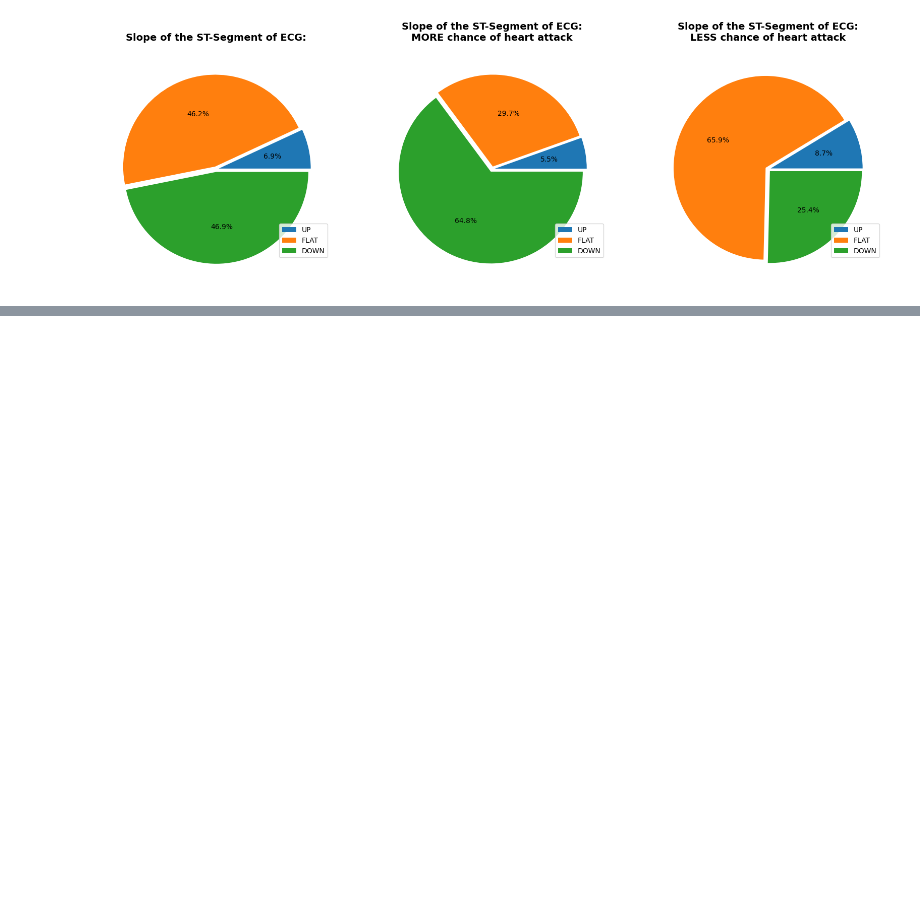
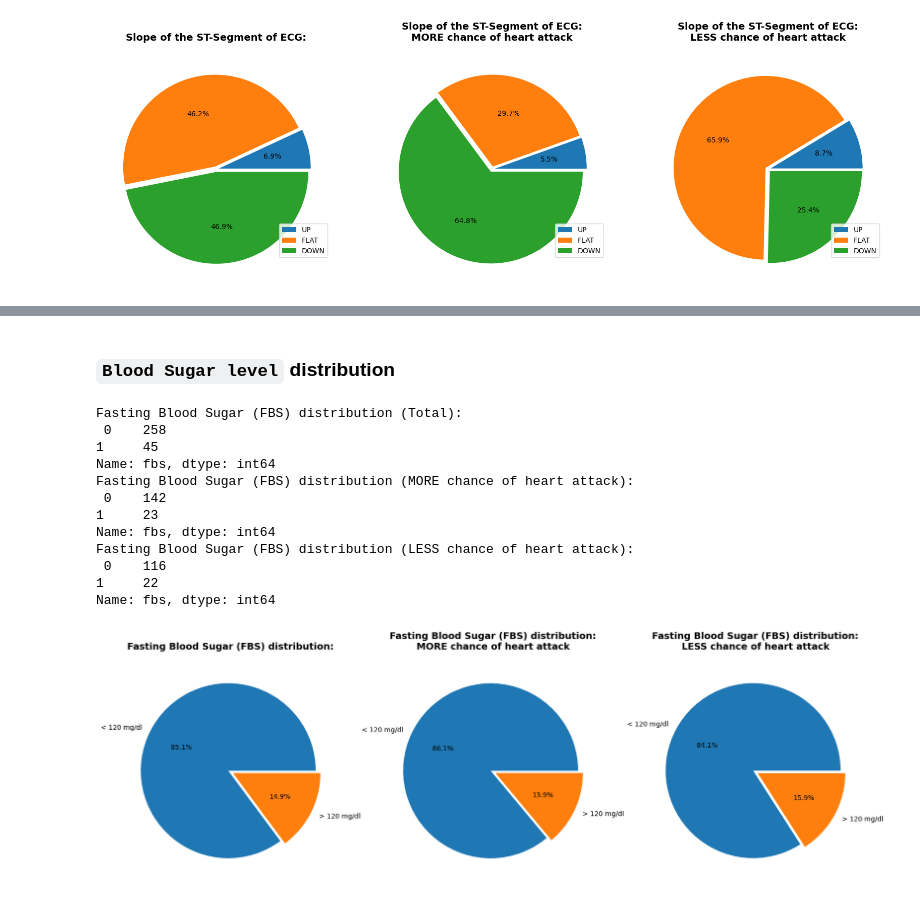
Before and after one commit to marbrex/tiw-data-analysis-project, a Jupyter notebook: descript-data.ipynb, the cells around one changed output, grey strips where cells are left out. Saved outputs shown, nothing was run; the diff lists cells and outputs as text; code cells hidden in the pictures; blank space fills up the shorter version.

```diff
--- a/descript-data.ipynb
+++ b/descript-data.ipynb
@@ -368,0 +429,49 @@ Name: slp, dtype: int64
+# %% [markdown]
+### `Blood Sugar level` distribution
+# %%
+# Display count
+print('Fasting Blood Sugar (FBS) distribution (Total):\n', df.fbs.value_counts())
+print('Fasting Blood Sugar (FBS) distribution (MORE chance of heart attack):\n', df_likely.fbs.value_counts())
+print('Fasting Blood Sugar (FBS) distribution (LESS chance of heart attack):\n', df_notlikely.fbs.value_counts())
+
+fig, ax = plt.subplots(1, 3, sharey=False, figsize=[20, 20])
+fbs_unique_count = len(df.fbs.unique())
+explode = [0.03] * fbs_unique_count
+labels = ["< 120 mg/dl", "> 120 mg/dl"] # 0 (False), 1 (True)
+
+# Sort items in pandas.Series by index
+sorted_items_fbs1 = df.fbs.value_counts().sort_index()
+sorted_items_fbs2 = df_likely.fbs.value_counts().sort_index()
+sorted_items_fbs3 = df_notlikely.fbs.value_counts().sort_index()
+
+# Pie Charts
+ax[0].pie(sorted_items_fbs1, explode=explode, labels=labels, autopct="%1.1f%%")
+ax[1].pie(sorted_items_fbs2, explode=explode, labels=labels, autopct="%1.1f%%")
+ax[2].pie(sorted_items_fbs3, explode=explode, labels=labels, autopct="%1.1f%%")
+
+# Charts' Titles
+textOpts = {
+    'fontsize': 14,
+    'fontweight': 'bold',
+    'horizontalalignment': 'center'
+}
+textPosX = 0; textPosY = 1.4
+ax[0].text(textPosX, textPosY, 'Fasting Blood Sugar (FBS) distribution:', textOpts)
+ax[1].text(textPosX, textPosY, 'Fasting Blood Sugar (FBS) distribution:\nMORE chance of heart attack', textOpts)
+ax[2].text(textPosX, textPosY, 'Fasting Blood Sugar (FBS) distribution:\nLESS chance of heart attack', textOpts)
+
+plt.show()
+# %% [output]
+Fasting Blood Sugar (FBS) distribution (Total):
+ 0    258
+1     45
+Name: fbs, dtype: int64
+Fasting Blood Sugar (FBS) distribution (MORE chance of heart attack):
+ 0    142
+1     23
+Name: fbs, dtype: int64
+Fasting Blood Sugar (FBS) distribution (LESS chance of heart attack):
+ 0    116
+1     22
+Name: fbs, dtype: int64
+[figure, added]
```
Also changed, not shown: parts of 13 cells of this notebook, 2 other files.
